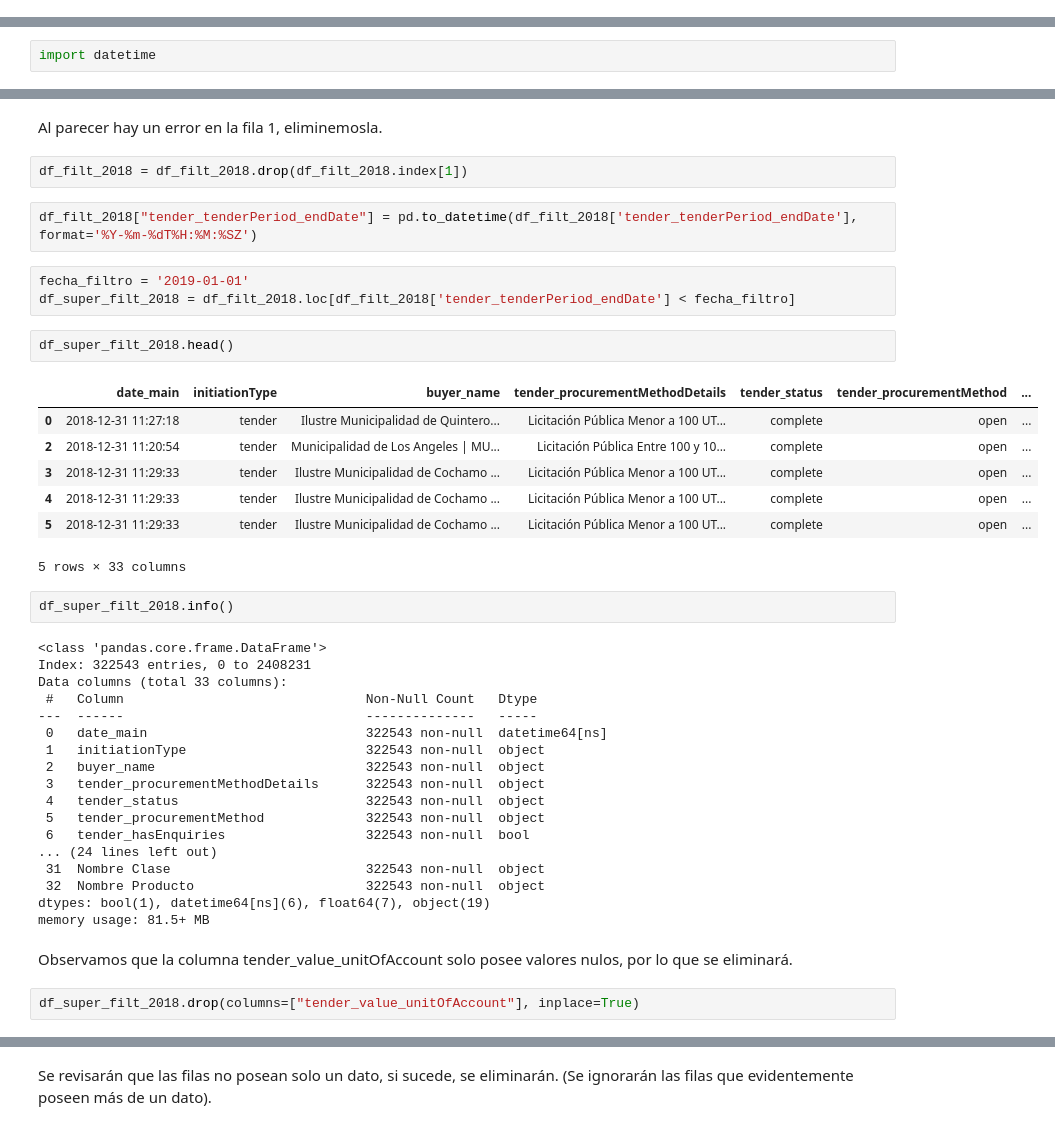
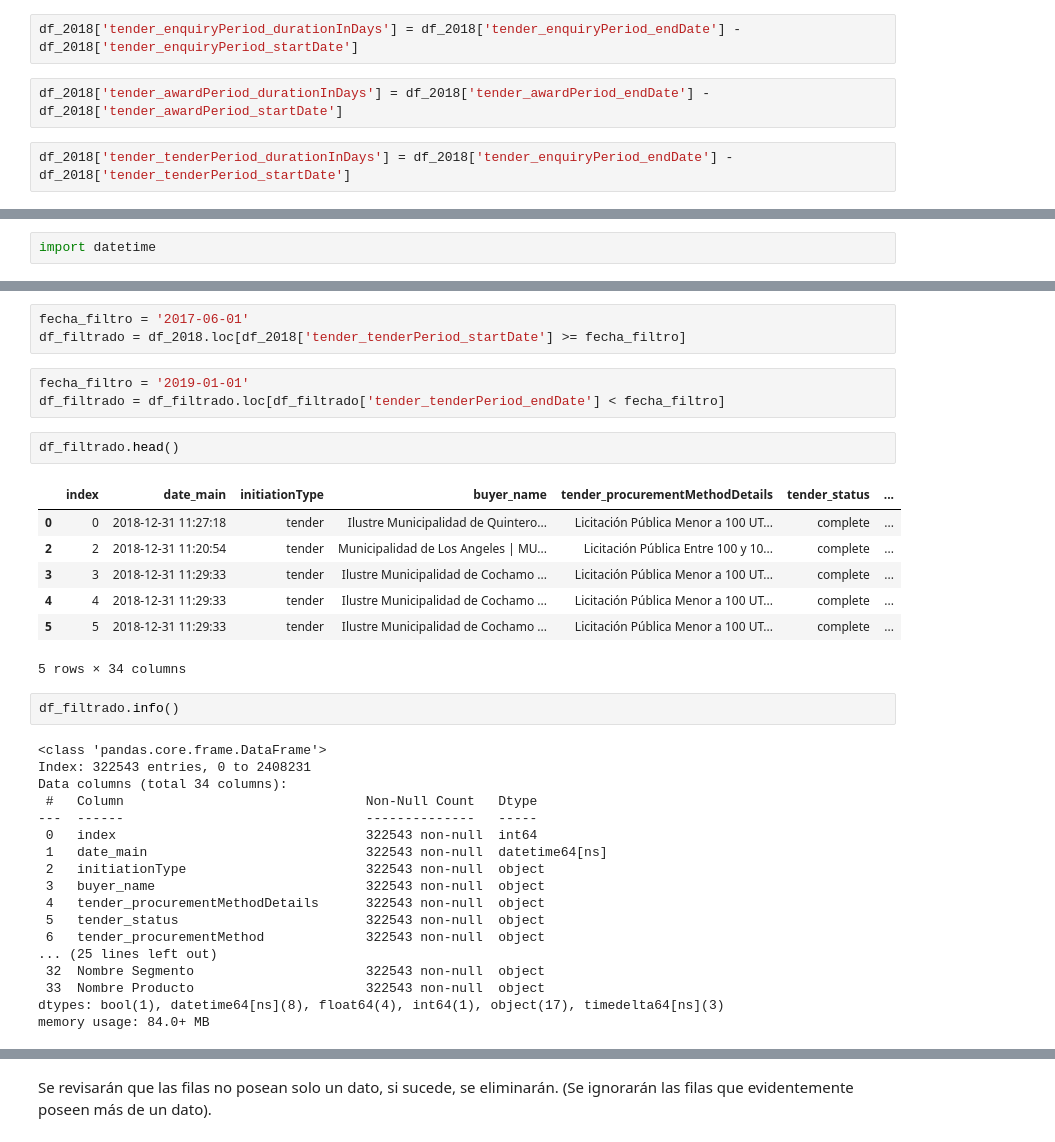
Before and after one commit to Camila-Rojas-05/Proyecto-IMT-2200-1-Grupo-14, a Jupyter notebook: Datos y trabajo con muestras/Revision_limpieza_2018.ipynb, the cells around one changed output, grey strips where cells are left out. Drawn from its saved outputs; the diff is of its cells as text.

```diff
--- a/Datos y trabajo con muestras/Revision_limpieza_2018.ipynb
+++ b/Datos y trabajo con muestras/Revision_limpieza_2018.ipynb
@@ -292,3 +307,9 @@ df_2018['tender_tenderPeriod_startDate'] = pd.to_datetime(df_2018['tender_tender
+# %%
+df_2018['tender_enquiryPeriod_durationInDays'] = df_2018['tender_enquiryPeriod_endDate'] - df_2018['tender_enquiryPeriod_startDate']
+# %%
+df_2018['tender_awardPeriod_durationInDays'] = df_2018['tender_awardPeriod_endDate'] - df_2018['tender_awardPeriod_startDate']
+# %%
+df_2018['tender_tenderPeriod_durationInDays'] = df_2018['tender_enquiryPeriod_endDate'] - df_2018['tender_tenderPeriod_startDate']
 # %% [markdown]
 ## Filtro según fecha
 # %% [markdown]
@@ -318,43 +319,36 @@ Name: tender_tenderPeriod_endDate, Length: 322544, dtype: object
-# %% [markdown]
-Al parecer hay un error en la fila 1, eliminemosla.
-# %%
-df_filt_2018 = df_filt_2018.drop(df_filt_2018.index[1])
-# %%
-df_filt_2018["tender_tenderPeriod_endDate"] = pd.to_datetime(df_filt_2018['tender_tenderPeriod_endDate'], format='%Y-%m-%dT%H:%M:%SZ')
+# %%
+fecha_filtro = '2017-06-01'
+df_filtrado = df_2018.loc[df_2018['tender_tenderPeriod_startDate'] >= fecha_filtro]
 # %%
 fecha_filtro = '2019-01-01'
-df_super_filt_2018 = df_filt_2018.loc[df_filt_2018['tender_tenderPeriod_endDate'] < fecha_filtro]
+df_filtrado = df_filtrado.loc[df_filtrado['tender_tenderPeriod_endDate'] < fecha_filtro]
 # %%
-df_super_filt_2018.head()
+df_filtrado.head()
 # %% [output]
-|  | date_main | initiationType | buyer_name | tender_procurementMethodDetails | tender_status | tender_procurementMethod | ... |
-| 0 | 2018-12-31 11:27:18 | tender | Ilustre Municipalidad de Quintero... | Licitación Pública Menor a 100 UT... | complete | open | ... |
-| 2 | 2018-12-31 11:20:54 | tender | Municipalidad de Los Angeles | MU... | Licitación Pública Entre 100 y 10... | complete | open | ... |
-| 3 | 2018-12-31 11:29:33 | tender | Ilustre Municipalidad de Cochamo ... | Licitación Pública Menor a 100 UT... | complete | open | ... |
-| 4 | 2018-12-31 11:29:33 | tender | Ilustre Municipalidad de Cochamo ... | Licitación Pública Menor a 100 UT... | complete | open | ... |
-| 5 | 2018-12-31 11:29:33 | tender | Ilustre Municipalidad de Cochamo ... | Licitación Pública Menor a 100 UT... | complete | open | ... |
+|  | index | date_main | initiationType | buyer_name | tender_procurementMethodDetails | tender_status | ... |
+| 0 | 0 | 2018-12-31 11:27:18 | tender | Ilustre Municipalidad de Quintero... | Licitación Pública Menor a 100 UT... | complete | ... |
+| 2 | 2 | 2018-12-31 11:20:54 | tender | Municipalidad de Los Angeles | MU... | Licitación Pública Entre 100 y 10... | complete | ... |
+| 3 | 3 | 2018-12-31 11:29:33 | tender | Ilustre Municipalidad de Cochamo ... | Licitación Pública Menor a 100 UT... | complete | ... |
+| 4 | 4 | 2018-12-31 11:29:33 | tender | Ilustre Municipalidad de Cochamo ... | Licitación Pública Menor a 100 UT... | complete | ... |
+| 5 | 5 | 2018-12-31 11:29:33 | tender | Ilustre Municipalidad de Cochamo ... | Licitación Pública Menor a 100 UT... | complete | ... |
-5 rows × 33 columns
+5 rows × 34 columns
 # %%
-df_super_filt_2018.info()
+df_filtrado.info()
 # %% [output]
 <class 'pandas.core.frame.DataFrame'>
 Index: 322543 entries, 0 to 2408231
-Data columns (total 33 columns):
+Data columns (total 34 columns):
  #   Column                               Non-Null Count   Dtype
 ---  ------                               --------------   -----
- 0   date_main                            322543 non-null  datetime64[ns]
- 1   initiationType                       322543 non-null  object
- 2   buyer_name                           322543 non-null  object
- 3   tender_procurementMethodDetails      322543 non-null  object
- 4   tender_status                        322543 non-null  object
- 5   tender_procurementMethod             322543 non-null  object
- 6   tender_hasEnquiries                  322543 non-null  bool
-... (24 lines left out)
- 31  Nombre Clase                         322543 non-null  object
- 32  Nombre Producto                      322543 non-null  object
-dtypes: bool(1), datetime64[ns](6), float64(7), object(19)
-memory usage: 81.5+ MB
+ 0   index                                322543 non-null  int64
+ 1   date_main                            322543 non-null  datetime64[ns]
+ 2   initiationType                       322543 non-null  object
+ 3   buyer_name                           322543 non-null  object
+ 4   tender_procurementMethodDetails      322543 non-null  object
+ 5   tender_status                        322543 non-null  object
+ 6   tender_procurementMethod             322543 non-null  object
+... (25 lines left out)
+ 32  Nombre Segmento                      322543 non-null  object
+ 33  Nombre Producto                      322543 non-null  object
+dtypes: bool(1), datetime64[ns](8), float64(4), int64(1), object(17), timedelta64[ns](3)
+memory usage: 84.0+ MB
-# %% [markdown]
-Observamos que la columna tender_value_unitOfAccount solo posee valores nulos, por lo que se eliminará.
-# %%
-df_super_filt_2018.drop(columns=["tender_value_unitOfAccount"], inplace=True)
```
Also changed, not shown: parts of 49 cells of this notebook.
